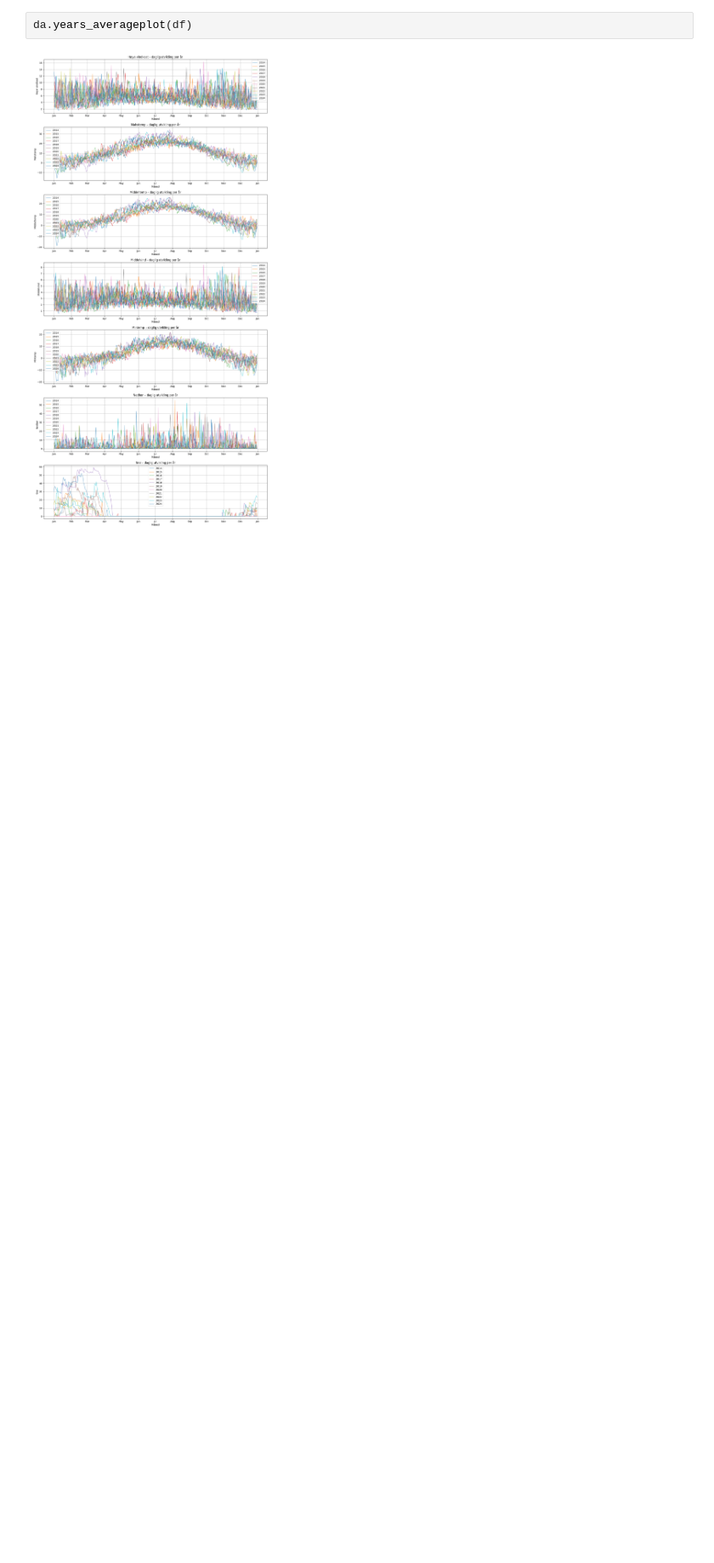
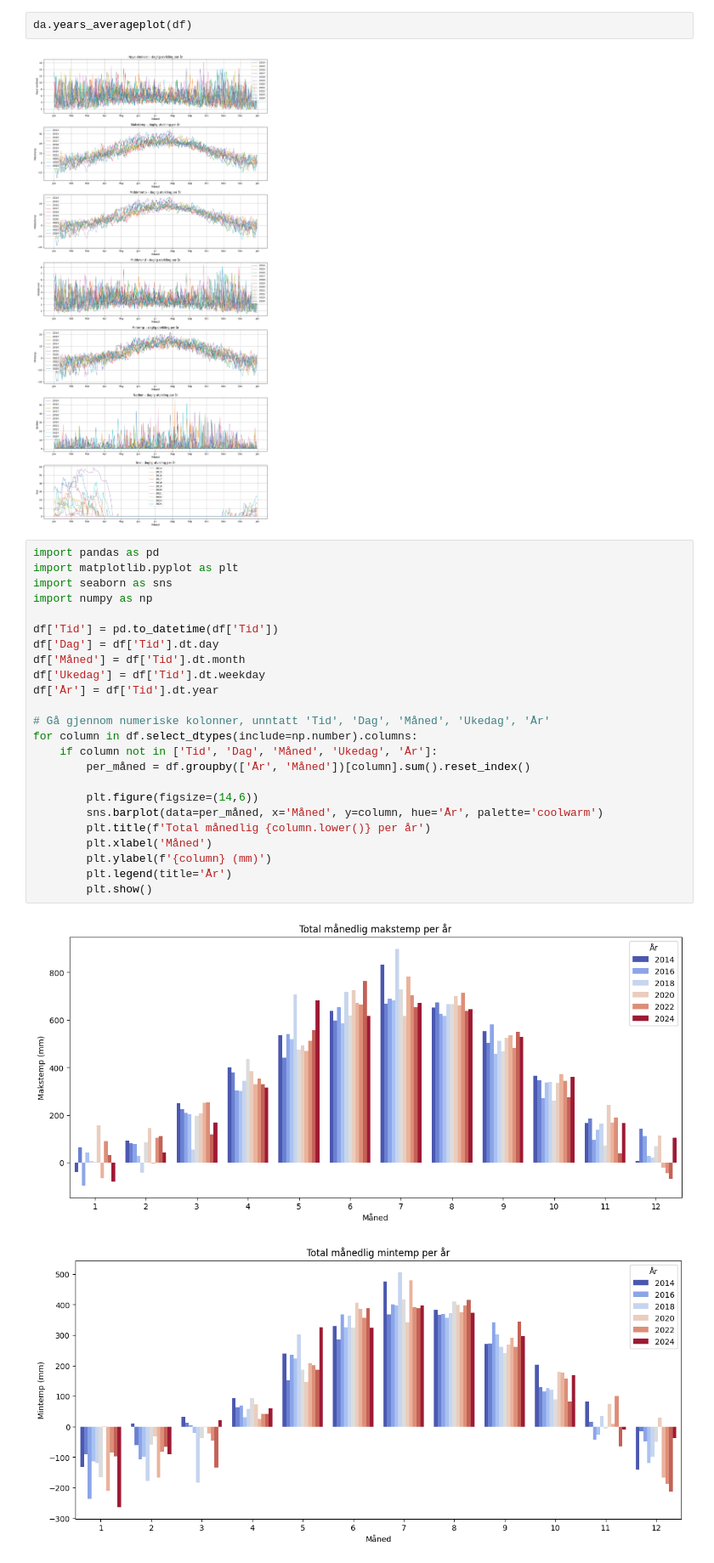
Before and after one commit to livemols/Miljo_dataanalyse_applikasjon, a Jupyter notebook: notebooks/data_analysis.ipynb, the cells around one changed output. Shown at 85% size. Cells and saved outputs as stored; diff of their text form; blank space fills up the shorter version.

```diff
--- a/notebooks/data_analysis.ipynb
+++ b/notebooks/data_analysis.ipynb
@@ -251,3 +253,30 @@ Tid
 da.years_averageplot(df)
 # %% [output]
 [figure]
+# %%
+import pandas as pd
+import matplotlib.pyplot as plt
+import seaborn as sns
+import numpy as np
+
+df['Tid'] = pd.to_datetime(df['Tid'])
+df['Dag'] = df['Tid'].dt.day
+df['Måned'] = df['Tid'].dt.month
+df['Ukedag'] = df['Tid'].dt.weekday
+df['År'] = df['Tid'].dt.year
+
+# Gå gjennom numeriske kolonner, unntatt 'Tid', 'Dag', 'Måned', 'Ukedag', 'År'
+for column in df.select_dtypes(include=np.number).columns:
+    if column not in ['Tid', 'Dag', 'Måned', 'Ukedag', 'År']:
+        per_måned = df.groupby(['År', 'Måned'])[column].sum().reset_index()
+
+        plt.figure(figsize=(14,6))
+        sns.barplot(data=per_måned, x='Måned', y=column, hue='År', palette='coolwarm')
+        plt.title(f'Total månedlig {column.lower()} per år')
+        plt.xlabel('Måned')
+        plt.ylabel(f'{column} (mm)')
+        plt.legend(title='År')
+        plt.show()
+# %% [output]
+[figure, added]
+[figure, added]
```
Also changed, not shown: parts of 3 cells of this notebook, 3 other files.
